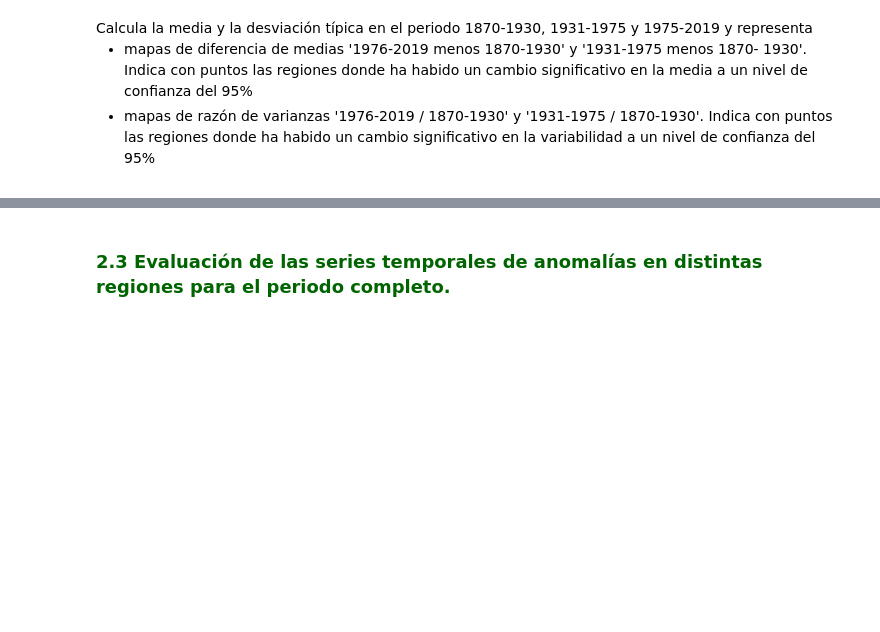
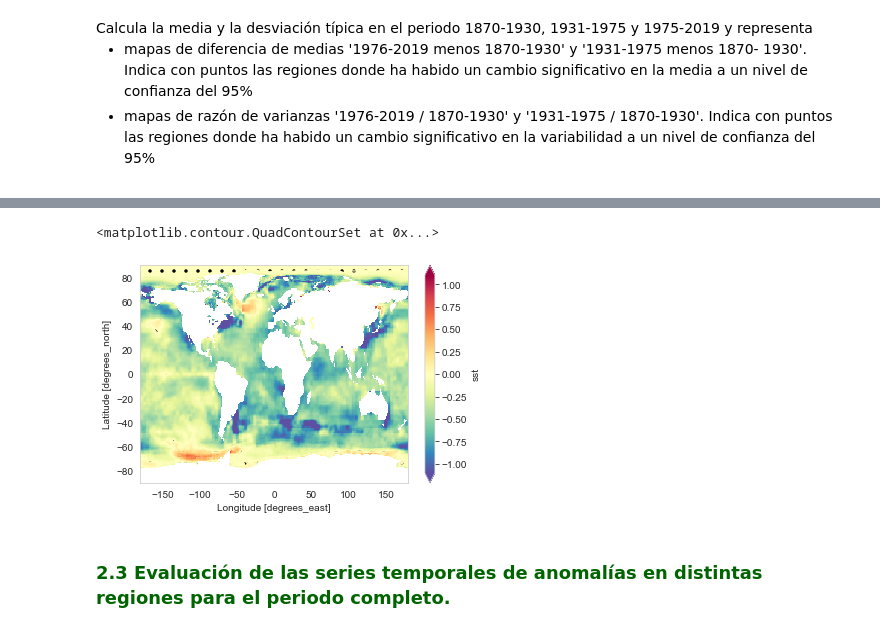
Before and after one commit to nagoremeabe/primera_practica_analisis, a Jupyter notebook: ejercicio_1.ipynb, the cells around one changed output, grey strips where cells are left out. Drawn from its saved outputs; the diff is of its cells as text; code cells hidden in the pictures; blank space fills up the shorter version.

```diff
--- a/ejercicio_1.ipynb
+++ b/ejercicio_1.ipynb
@@ -829,0 +842,27 @@ dif_2.plot.pcolormesh(
+# %%
+# Para cada punto del mapa calculo el estadístico Z y F
+df = dif_1.values.size
+
+# Empezamos por el cálculo de z
+
+
+sig=xr.DataArray(data=dif_1.values*np.sqrt((df-2)/(1-np.square(dif_1.values))),
+    dims=["lat","lon"],
+    coords=[dif_1.latitude, dif_1.longitude])
+
+t90=stats.t.ppf(1-0.05, df-2)
+t95=stats.t.ppf(1-0.025, df-2)
+
+dif_1.plot.pcolormesh(
+        vmin=-1.1,
+        vmax=1.1,
+        cmap="Spectral_r",
+        add_colorbar=True
+    )
+
+sig.plot.contourf(axes = ccrs.PlateCarree(), levels = [-1*t95, t95], colors='none',
+    hatches=['.', None], extend='both',
+    add_colorbar=False)
+# %% [output]
+<matplotlib.contour.QuadContourSet at 0x...>
+[figure, added]
```
Also changed, not shown: parts of 6 cells of this notebook.
